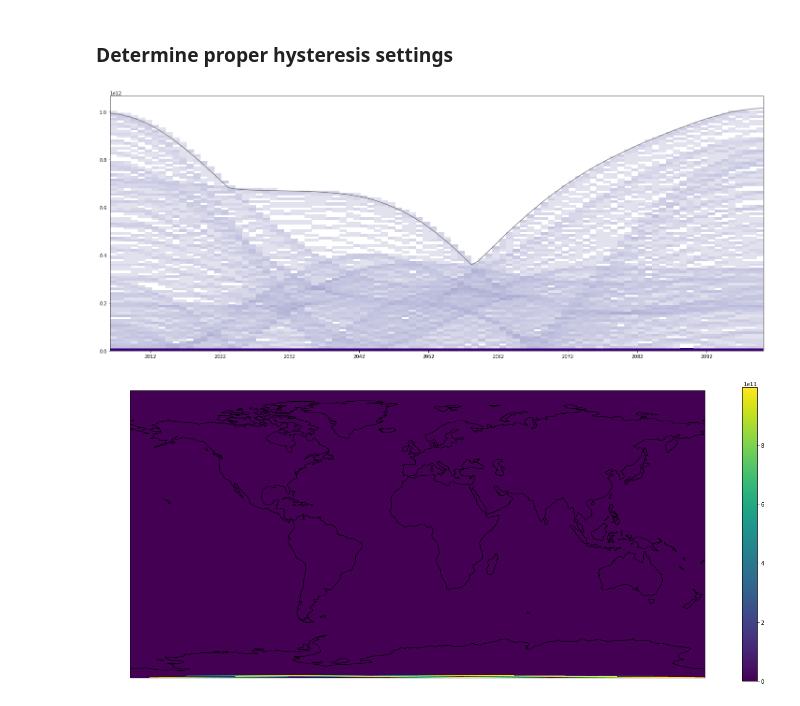
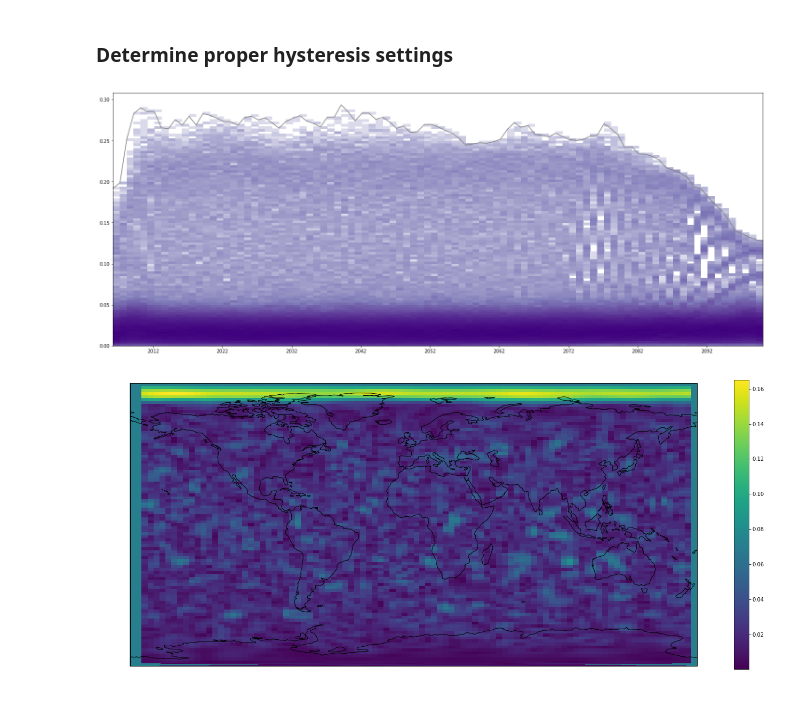
Before and after one commit to abrupt-climate/notebooks, a Jupyter notebook: Testcase1_IPSL.ipynb, the cells around one changed output. Drawn from its saved outputs; the diff is of its cells as text; code cells hidden in the pictures.

```diff
--- a/Testcase1_IPSL.ipynb
+++ b/Testcase1_IPSL.ipynb
@@ -25,8 +25,8 @@ from plotting import (
 data_folder = Path("/mnt/D_DRIVE/datamining/edges/testcases")
 month = 3
 
-sigma_d = unit('5000 km')
-sigma_t = unit('10 year')
+sigma_d = unit('200 km')
+sigma_t = unit('3 year')
 
 gamma = 1
 scaling_factor = gamma * unit('10 km/year')
@@ -171,14 +173,14 @@ sb = yearly_box.sobel_filter(smooth_data, weight=sobel_weights)
 # %% [markdown]
 ### Determine proper hysteresis settings
 # %%
-signal = (1.0 / sb[3]) #.filled(0.0)
+signal = (1.0 / sb[3])
 plot_signal_histogram(yearly_box, signal)
 # %% [output]
-[figure, old version]
+[figure, new version]
 # %%
-plot_plate_carree(yearly_box,signal[0])
+plot_plate_carree(yearly_box,signal[88])
 # %% [output]
-[figure, old version]
+[figure, new version]
 # %%
 from hyper_canny import cp_edge_thinning, cp_double_threshold
 # %%
```
Also changed, not shown: parts of 17 cells of this notebook, 3 other files.
